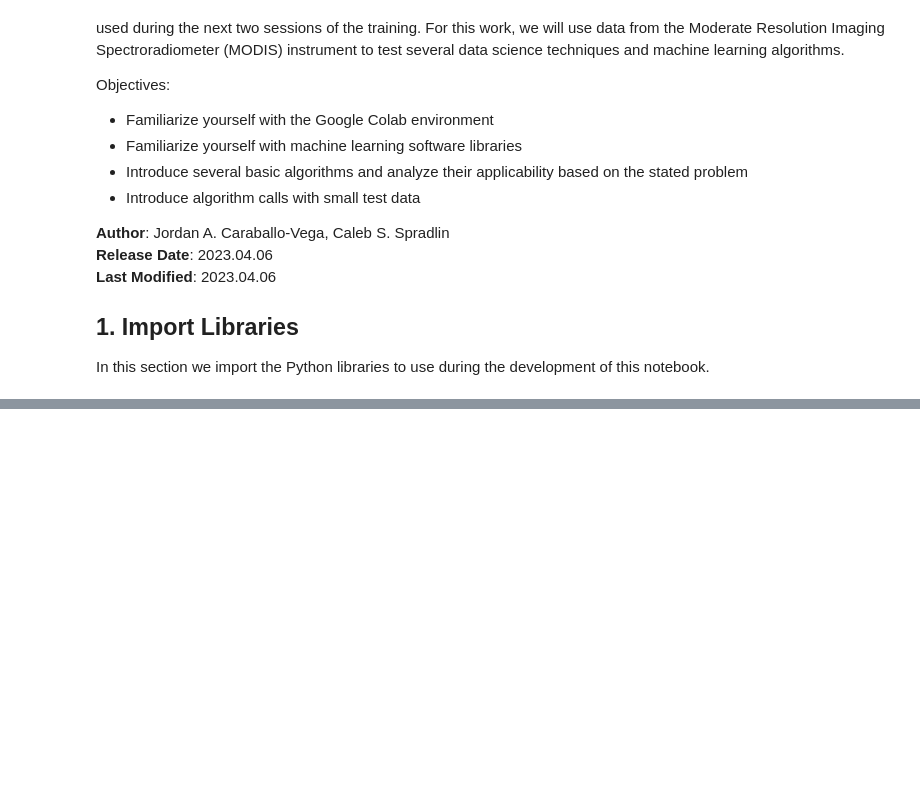
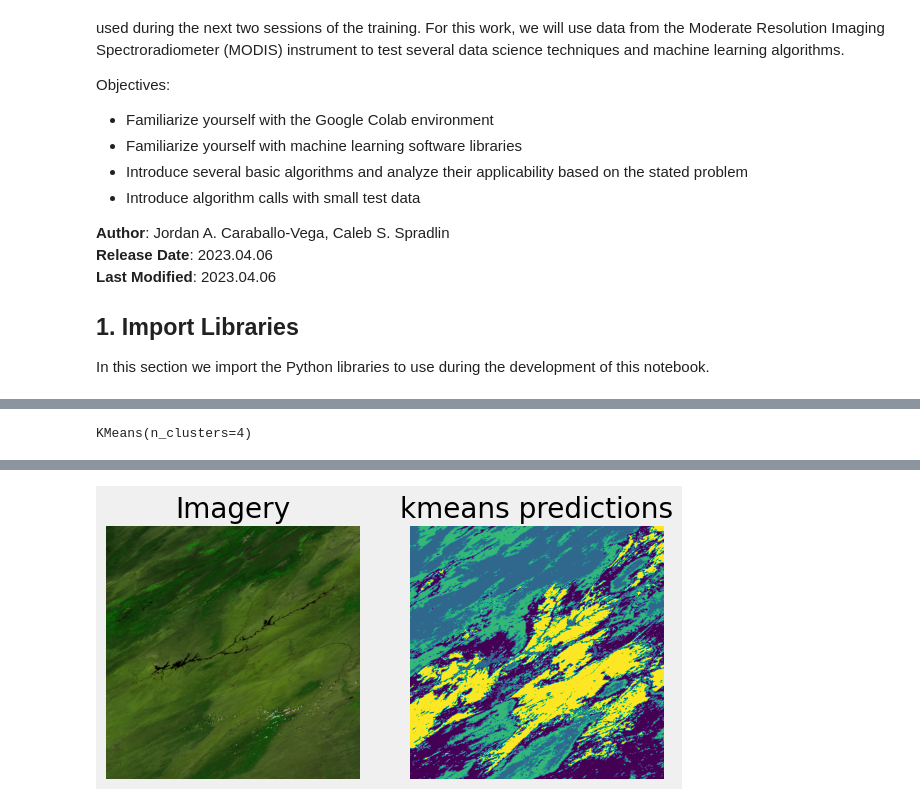
Before and after one commit to NASAARSET/ARSET_ML_Fundamentals, a Jupyter notebook: session1/1-ML-Algorithms-Introduction-Session1.ipynb, the cells around one changed output, grey strips where cells are left out. Saved outputs shown, nothing was run; the diff lists cells and outputs as text; code cells hidden in the pictures; blank space fills up the shorter version.

```diff
--- a/session1/1-ML-Algorithms-Introduction-Session1.ipynb
+++ b/session1/1-ML-Algorithms-Introduction-Session1.ipynb
@@ -46,0 +203,41 @@ filename_path = '/Users/jacaraba/Desktop/ARSET_TRAINING/ARSET_ML_Fundamentals/MO
+# %%
+# number of clusters
+N_CLUSTERS = 4
+
+# grab the number of bands in the image, naip images have four bands
+nbands = raster.shape[0]
+
+# create an empty array in which each column will hold a flattened band
+flat_data = np.empty((raster.shape[1]*raster.shape[2], nbands))
+
+# loop through each band in the image and add to the data array
+for i in range(nbands):
+    band = raster[i,:,:].values
+    flat_data[:, i-1] = band.flatten()
+
+# set up the kmeans classification by specifying the number of clusters
+km = KMeans(n_clusters=N_CLUSTERS)
+
+# begin iteratively computing the position of the two clusters
+km.fit(flat_data)
+# %% [output]
+KMeans(n_clusters=4)
+# %%
+# use the sklearn kmeans .predict method to assign all the pixels of an image to a unique cluster
+flat_predictions = km.predict(flat_data)
+
+# rehsape the flattened precition array into an MxN prediction mask
+prediction_mask = flat_predictions.reshape((raster.shape[1], raster.shape[2]))
+
+# plot the imagery and the prediction mask for comparison
+f, axarr = plt.subplots(1,2)
+axarr[0].imshow(np.moveaxis(raster[:3,:,:].values, 0, -1) / 10000)
+axarr[0].set_title('Imagery')
+axarr[1].imshow(prediction_mask)
+axarr[1].set_title('kmeans predictions')
+
+axarr[0].axis('off')
+axarr[1].axis('off')
+
+plt.show()
+# %% [output]
@@ -46,0 +245 @@ filename_path = '/Users/jacaraba/Desktop/ARSET_TRAINING/ARSET_ML_Fundamentals/MO
+[figure, added]
```
Also changed, not shown: parts of 20 cells of this notebook.
